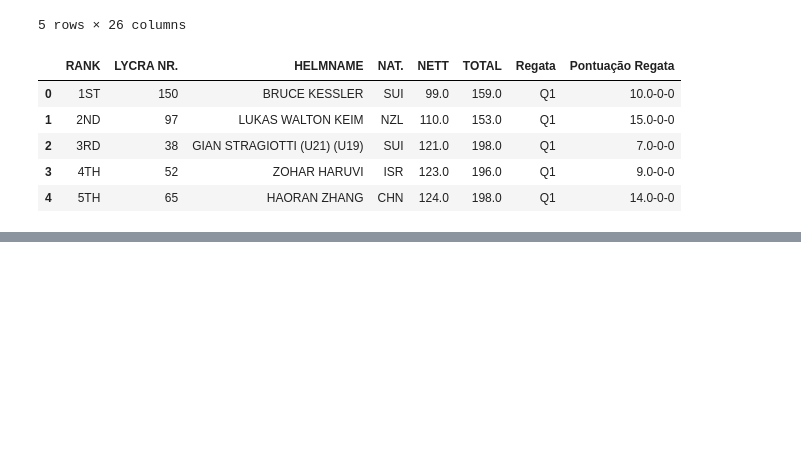
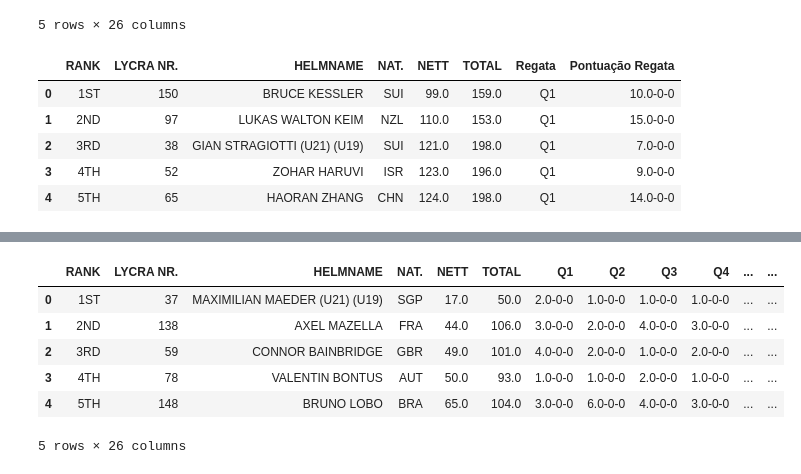
Before and after one commit to Gab-Mel/sailing-rankings-2024.1, a Jupyter notebook: scraping_2024/output/sillas.ipynb, the cells around one changed output, grey strips where cells are left out. Cells and saved outputs as stored; diff of their text form; code cells hidden in the pictures; blank space fills up the shorter version.

```diff
--- a/scraping_2024/output/sillas.ipynb
+++ b/scraping_2024/output/sillas.ipynb
@@ -169,2 +169,13 @@ df2.head()
 # %%
 df2.to_csv("./kite_wc_men_over_silver.csv", index=False)
+# %%
+df2 = pd.read_csv("../kite_wc_men_over_gold.csv")
+df2.head()
+# %% [output]
+|  | RANK | LYCRA NR. | HELMNAME | NAT. | NETT | TOTAL | Q1 | Q2 | Q3 | Q4 | ... | ... |
+| 0 | 1ST | 37 | MAXIMILIAN MAEDER (U21) (U19) | SGP | 17.0 | 50.0 | 2.0-0-0 | 1.0-0-0 | 1.0-0-0 | 1.0-0-0 | ... | ... |
+| 1 | 2ND | 138 | AXEL MAZELLA | FRA | 44.0 | 106.0 | 3.0-0-0 | 2.0-0-0 | 4.0-0-0 | 3.0-0-0 | ... | ... |
+| 2 | 3RD | 59 | CONNOR BAINBRIDGE | GBR | 49.0 | 101.0 | 4.0-0-0 | 2.0-0-0 | 1.0-0-0 | 2.0-0-0 | ... | ... |
+| 3 | 4TH | 78 | VALENTIN BONTUS | AUT | 50.0 | 93.0 | 1.0-0-0 | 1.0-0-0 | 2.0-0-0 | 1.0-0-0 | ... | ... |
+| 4 | 5TH | 148 | BRUNO LOBO | BRA | 65.0 | 104.0 | 3.0-0-0 | 6.0-0-0 | 4.0-0-0 | 3.0-0-0 | ... | ... |
+5 rows × 26 columns
```
Also changed, not shown: parts of 10 cells of this notebook, 5 other files.
